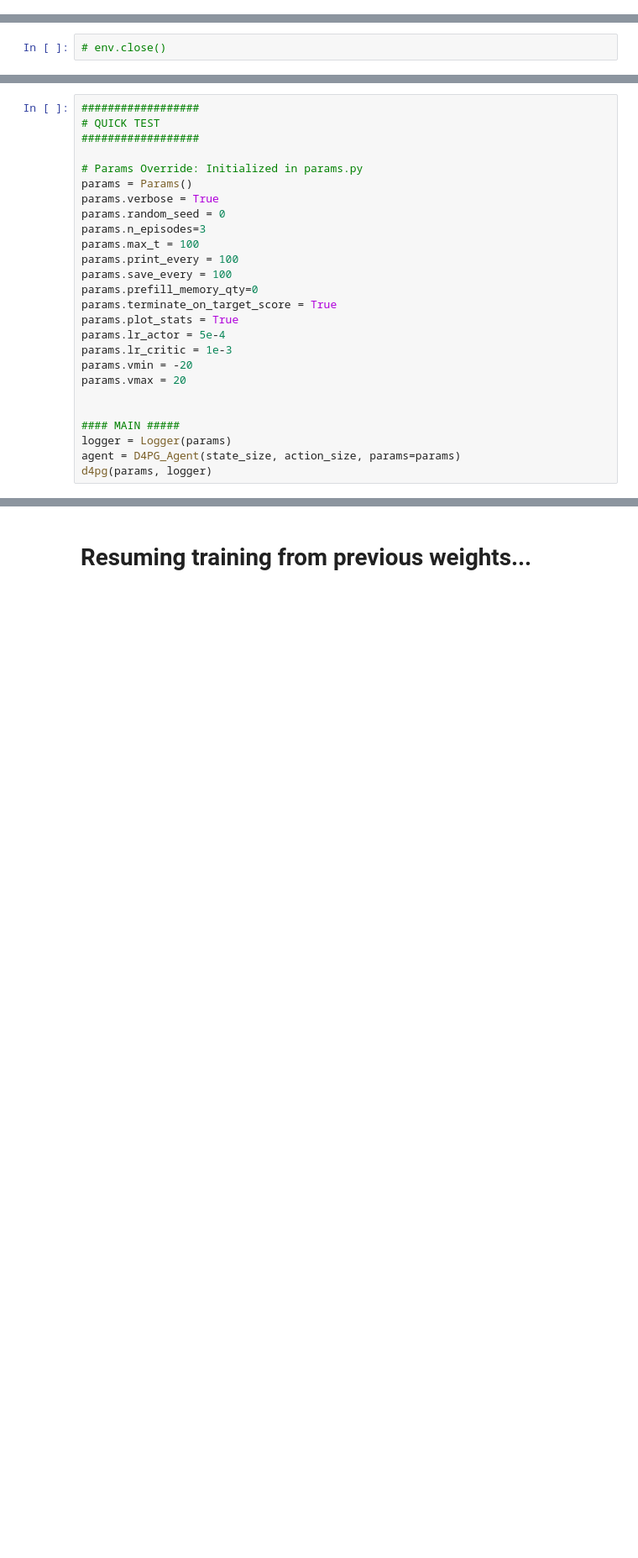
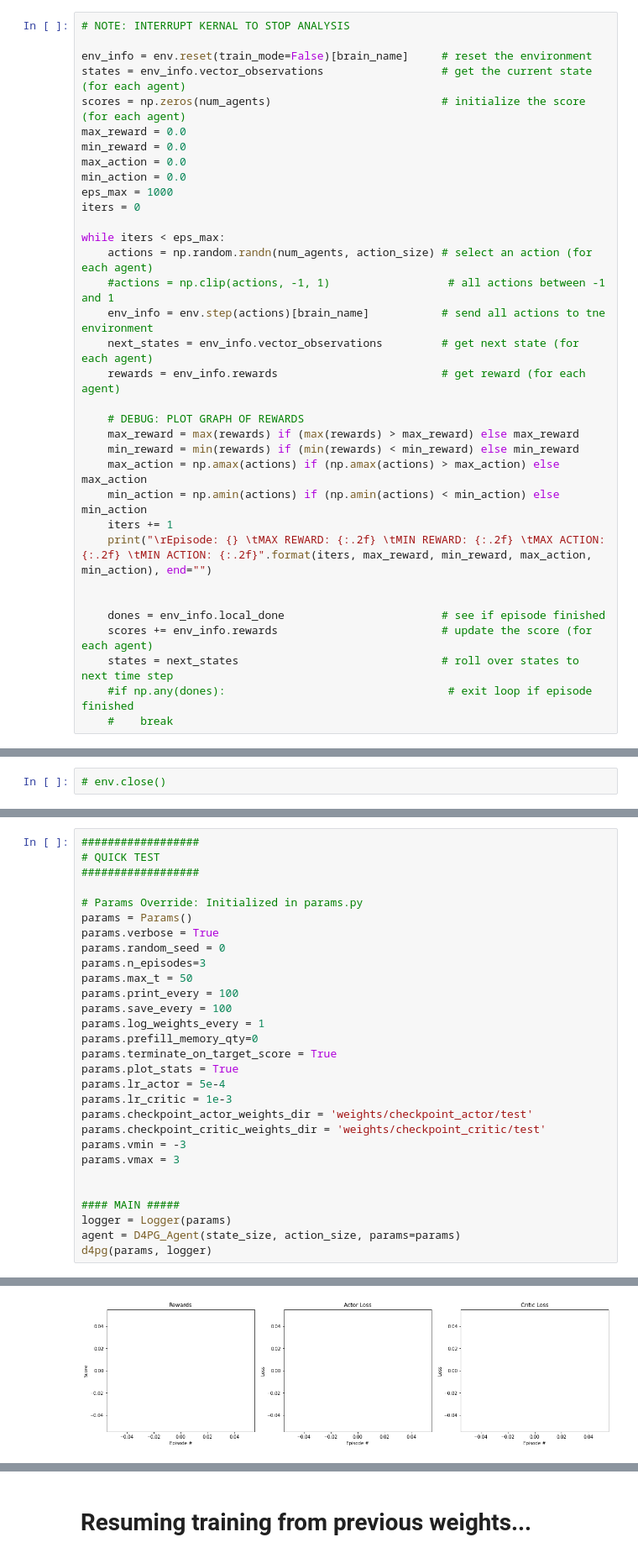
Before and after one commit to derektan95/Deep-Reinforcement-Learning-Algorithms, a Jupyter notebook: p2_continuous-control/Crawler_MultiAgent_Control_Exercise/MultiAgent_Crawler.ipynb, the cells around one changed output, grey strips where cells are left out. Shown at 84% size. Drawn from its saved outputs; the diff is of its cells as text; blank space fills up the shorter version.

```diff
--- a/p2_continuous-control/Crawler_MultiAgent_Control_Exercise/MultiAgent_Crawler.ipynb
+++ b/p2_continuous-control/Crawler_MultiAgent_Control_Exercise/MultiAgent_Crawler.ipynb
@@ -145,0 +152,34 @@ Of course, as part of the project, you'll have to change the code so that the ag
+# %%
+# NOTE: INTERRUPT KERNAL TO STOP ANALYSIS
+
+env_info = env.reset(train_mode=False)[brain_name]     # reset the environment
+states = env_info.vector_observations                  # get the current state (for each agent)
+scores = np.zeros(num_agents)                          # initialize the score (for each agent)
+max_reward = 0.0
+min_reward = 0.0
+max_action = 0.0
+min_action = 0.0
+eps_max = 1000
+iters = 0
+
+while iters < eps_max:
+    actions = np.random.randn(num_agents, action_size) # select an action (for each agent)
+    #actions = np.clip(actions, -1, 1)                  # all actions between -1 and 1
+    env_info = env.step(actions)[brain_name]           # send all actions to tne environment
+    next_states = env_info.vector_observations         # get next state (for each agent)
+    rewards = env_info.rewards                         # get reward (for each agent)
+
+    # DEBUG: PLOT GRAPH OF REWARDS
+    max_reward = max(rewards) if (max(rewards) > max_reward) else max_reward
+    min_reward = min(rewards) if (min(rewards) < min_reward) else min_reward
+    max_action = np.amax(actions) if (np.amax(actions) > max_action) else max_action
+    min_action = np.amin(actions) if (np.amin(actions) < min_action) else min_action
+    iters += 1
+    print("\rEpisode: {} \tMAX REWARD: {:.2f} \tMIN REWARD: {:.2f} \tMAX ACTION: {:.2f} \tMIN ACTION: {:.2f}".format(iters, max_reward, min_reward, max_action, min_action), end="")
+
+
+    dones = env_info.local_done                        # see if episode finished
+    scores += env_info.rewards                         # update the score (for each agent)
+    states = next_states                               # roll over states to next time step
+    #if np.any(dones):                                  # exit loop if episode finished
+    #    break
@@ -288,16 +339,19 @@ params = Params()
 params.verbose = True
 params.random_seed = 0
 params.n_episodes=3
-params.max_t = 100
+params.max_t = 50
 params.print_every = 100
 params.save_every = 100
+params.log_weights_every = 1
 params.prefill_memory_qty=0
 params.terminate_on_target_score = True
 params.plot_stats = True
 params.lr_actor = 5e-4
 params.lr_critic = 1e-3
-params.vmin = -20
-params.vmax = 20
+params.checkpoint_actor_weights_dir = 'weights/checkpoint_actor/test'
+params.checkpoint_critic_weights_dir = 'weights/checkpoint_critic/test'
+params.vmin = -3
+params.vmax = 3
 
 
 #### MAIN #####
@@ -324,0 +379 @@ Critic/bn1.bias
+[figure, added]
```
Also changed, not shown: parts of 32 cells of this notebook, 21 other files.
